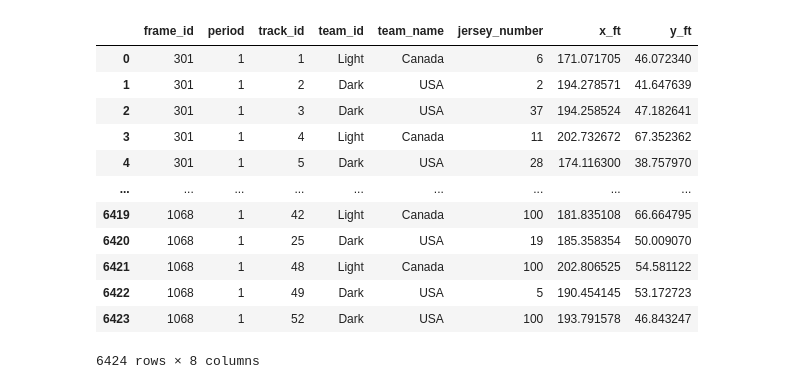
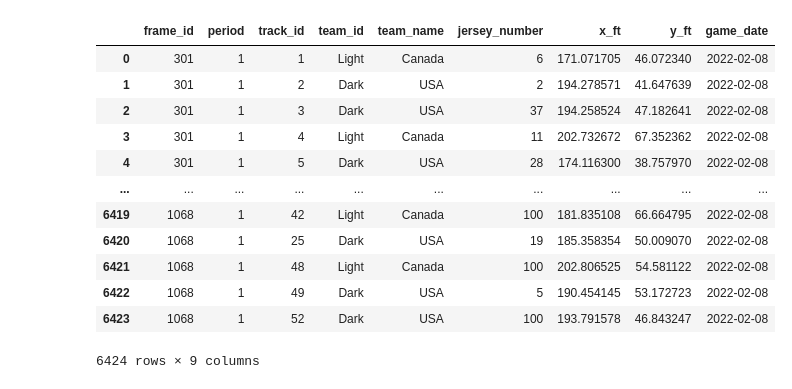
Before and after one commit to cerickson30/Big-Data-Cup-2022, a Jupyter notebook: code/EDA.ipynb, the cells around one changed output. Saved outputs shown, nothing was run; the diff lists cells and outputs as text; code cells hidden in the pictures.

```diff
--- a/code/EDA.ipynb
+++ b/code/EDA.ipynb
@@ -36,16 +36,16 @@ for filename in os.listdir(path):
-# %%
-pbp_df
-# %% [output]
-|  | frame_id | period | track_id | team_id | team_name | jersey_number | x_ft | y_ft |
-| 0 | 301 | 1 | 1 | Light | Canada | 6 | 171.071705 | 46.072340 |
-| 1 | 301 | 1 | 2 | Dark | USA | 2 | 194.278571 | 41.647639 |
-| 2 | 301 | 1 | 3 | Dark | USA | 37 | 194.258524 | 47.182641 |
-| 3 | 301 | 1 | 4 | Light | Canada | 11 | 202.732672 | 67.352362 |
-| 4 | 301 | 1 | 5 | Dark | USA | 28 | 174.116300 | 38.757970 |
-| ... | ... | ... | ... | ... | ... | ... | ... | ... |
-| 6419 | 1068 | 1 | 42 | Light | Canada | 100 | 181.835108 | 66.664795 |
-| 6420 | 1068 | 1 | 25 | Dark | USA | 19 | 185.358354 | 50.009070 |
-| 6421 | 1068 | 1 | 48 | Light | Canada | 100 | 202.806525 | 54.581122 |
-| 6422 | 1068 | 1 | 49 | Dark | USA | 5 | 190.454145 | 53.172723 |
-| 6423 | 1068 | 1 | 52 | Dark | USA | 100 | 193.791578 | 46.843247 |
-6424 rows × 8 columns
+# %%
+tracking_df
+# %% [output]
+|  | frame_id | period | track_id | team_id | team_name | jersey_number | x_ft | y_ft | game_date |
+| 0 | 301 | 1 | 1 | Light | Canada | 6 | 171.071705 | 46.072340 | 2022-02-08 |
+| 1 | 301 | 1 | 2 | Dark | USA | 2 | 194.278571 | 41.647639 | 2022-02-08 |
+| 2 | 301 | 1 | 3 | Dark | USA | 37 | 194.258524 | 47.182641 | 2022-02-08 |
+| 3 | 301 | 1 | 4 | Light | Canada | 11 | 202.732672 | 67.352362 | 2022-02-08 |
+| 4 | 301 | 1 | 5 | Dark | USA | 28 | 174.116300 | 38.757970 | 2022-02-08 |
+| ... | ... | ... | ... | ... | ... | ... | ... | ... | ... |
+| 6419 | 1068 | 1 | 42 | Light | Canada | 100 | 181.835108 | 66.664795 | 2022-02-08 |
+| 6420 | 1068 | 1 | 25 | Dark | USA | 19 | 185.358354 | 50.009070 | 2022-02-08 |
+| 6421 | 1068 | 1 | 48 | Light | Canada | 100 | 202.806525 | 54.581122 | 2022-02-08 |
+| 6422 | 1068 | 1 | 49 | Dark | USA | 5 | 190.454145 | 53.172723 | 2022-02-08 |
+| 6423 | 1068 | 1 | 52 | Dark | USA | 100 | 193.791578 | 46.843247 | 2022-02-08 |
+6424 rows × 9 columns
```
Also changed, not shown: parts of 10 cells of this notebook.
